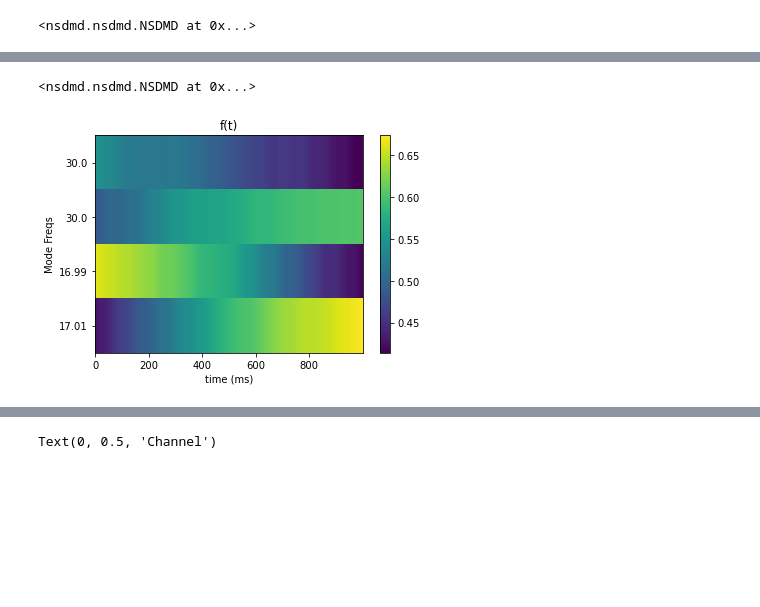
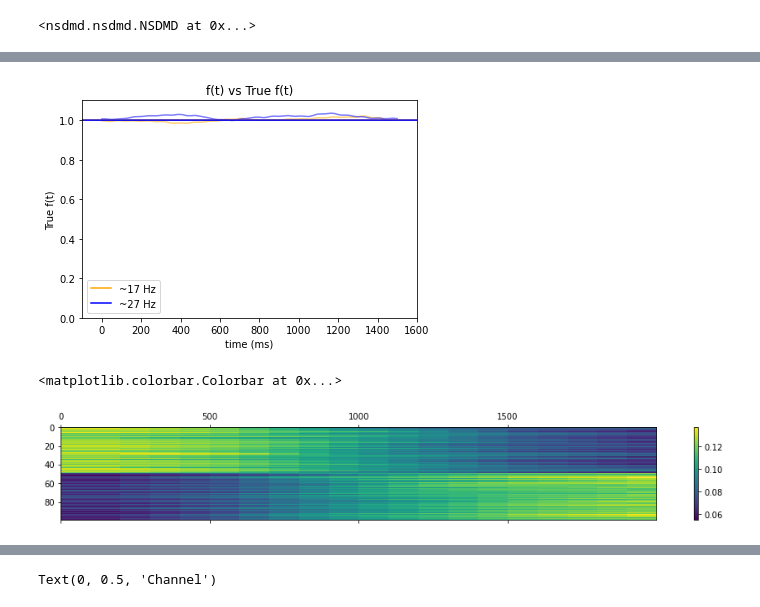
Before and after one commit to learning-2-learn/nsdmd, a Jupyter notebook: examples/spatial_drift_demo.ipynb, the cells around one changed output, grey strips where cells are left out. Cells and saved outputs as stored; diff of their text form; code cells hidden in the pictures; blank space fills up the shorter version.

```diff
--- a/examples/spatial_drift_demo.ipynb
+++ b/examples/spatial_drift_demo.ipynb
@@ -107,4 +90,4 @@ Text(0, 0.5, 'Cosine Distance')
 # %%
-model.fit_f(x, t, t_step, 25)
+model.fit_f(x, 1)
 # %% [output]
 <nsdmd.nsdmd.NSDMD at 0x...>
@@ -125,18 +93,0 @@ plt.show()
-# %%
-model.fit_f(x, t, t_step, 27)
-# %% [output]
-<nsdmd.nsdmd.NSDMD at 0x...>
-# %%
-alpha = [str(np.round(f,2)) for f in model.freq_hat_]
-fig = plt.figure()
-ax = fig.add_subplot(111)
-cax = ax.matshow(model.f_hat_[:,500:-500], aspect='auto')
-fig.colorbar(cax)
-ax.set_yticklabels([''] + alpha)
-ax.xaxis.set_ticks_position('bottom')
-plt.title('f(t)')
-plt.xlabel('time (ms)')
-plt.ylabel('Mode Freqs')
-plt.show()
-# %% [output]
-[figure, removed]
@@ -145,0 +94,22 @@ plt.colorbar()
+# %%
+colors = ['orange', 'blue', 'blue', 'green', 'blue', 'green']
+for i,f in enumerate(model.f_hat_[:,250:-250]):
+    plt.plot(f, color=colors[i], alpha=0.5)
+
+plt.plot(t1-250, np.mean(F1_true, axis=0), color=colors[0], label='~17 Hz')
+plt.plot(t2-250, np.mean(F2_true, axis=0), color=colors[1], label='~27 Hz')
+plt.legend()
+plt.xlim(-100,1600)
+plt.ylim(0,1.1)
+plt.xlabel('time (ms)')
+plt.ylabel('True f(t)')
+plt.title('f(t) vs True f(t)')
+plt.savefig('recentImage')
+# %% [output]
+[figure, added]
+# %%
+plt.matshow(np.abs(model.phis_hat_[0]).T, aspect='auto')
+plt.colorbar()
+# %% [output]
+<matplotlib.colorbar.Colorbar at 0x...>
+[figure, added]
```
Also changed, not shown: parts of 10 cells of this notebook.
